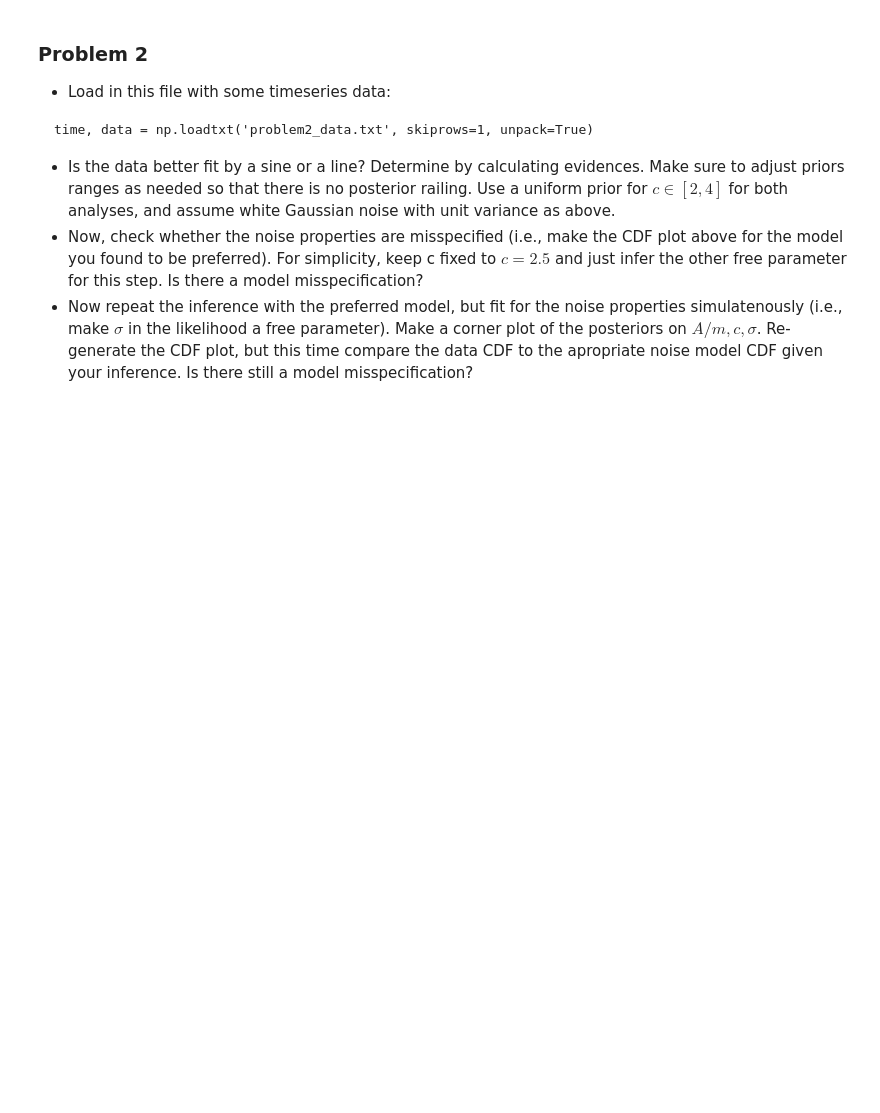
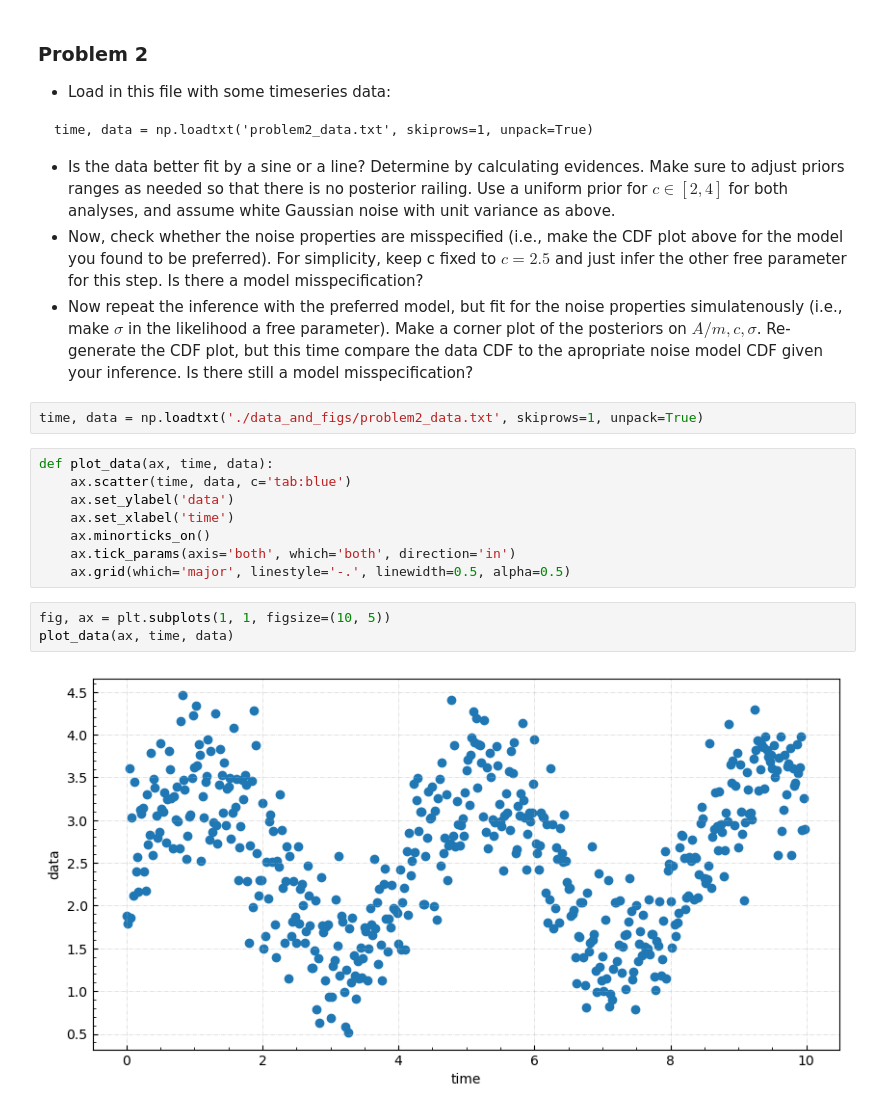
Before and after one commit to nassmohammed/Session-23, a Jupyter notebook: Day2/Model selection and misspecification.ipynb, the cells around one changed output. Cells and saved outputs as stored; diff of their text form; blank space fills up the shorter version.

```diff
--- a/Day2/Model selection and misspecification.ipynb
+++ b/Day2/Model selection and misspecification.ipynb
@@ -542,3 +607,18 @@ time, data = np.loadtxt('problem2_data.txt', skiprows=1, unpack=True)
 - Is the data better fit by a sine or a line? Determine by calculating evidences. Make sure to adjust priors ranges as needed so that there is no posterior railing. Use a uniform prior for $c \in [2,4]$ for both analyses, and assume white Gaussian noise with unit variance as above.
 - Now, check whether the noise properties are misspecified (i.e., make the CDF plot above for the model you found to be preferred). For simplicity, keep c fixed to $c=2.5$ and just infer the other free parameter for this step. Is there a model misspecification?
 - Now repeat the inference with the preferred model, but fit for the noise properties simulatenously (i.e., make $\sigma$ in the likelihood a free parameter). Make a corner plot of the posteriors on $A/m, c, \sigma$. Re-generate the CDF plot, but this time compare the data CDF to the apropriate noise model CDF given your inference. Is there still a model misspecification?
+# %%
+time, data = np.loadtxt('./data_and_figs/problem2_data.txt', skiprows=1, unpack=True)
+# %%
+def plot_data(ax, time, data):
+    ax.scatter(time, data, c='tab:blue')
+    ax.set_ylabel('data')
+    ax.set_xlabel('time')
+    ax.minorticks_on()
+    ax.tick_params(axis='both', which='both', direction='in')
+    ax.grid(which='major', linestyle='-.', linewidth=0.5, alpha=0.5)
+# %%
+fig, ax = plt.subplots(1, 1, figsize=(10, 5))
+plot_data(ax, time, data)
+# %% [output]
+[figure, added]
```
Also changed, not shown: parts of 11 cells of this notebook.
